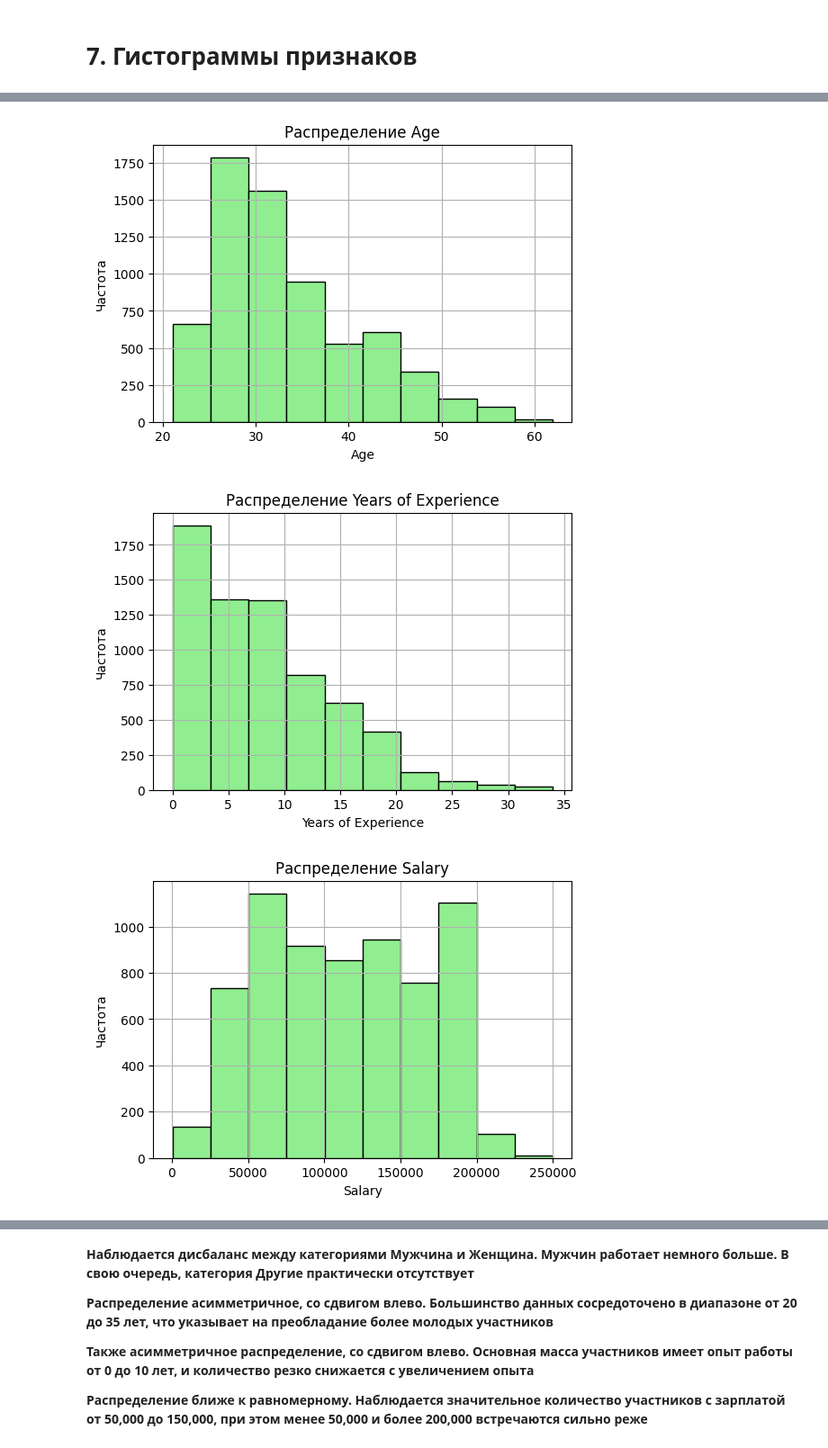
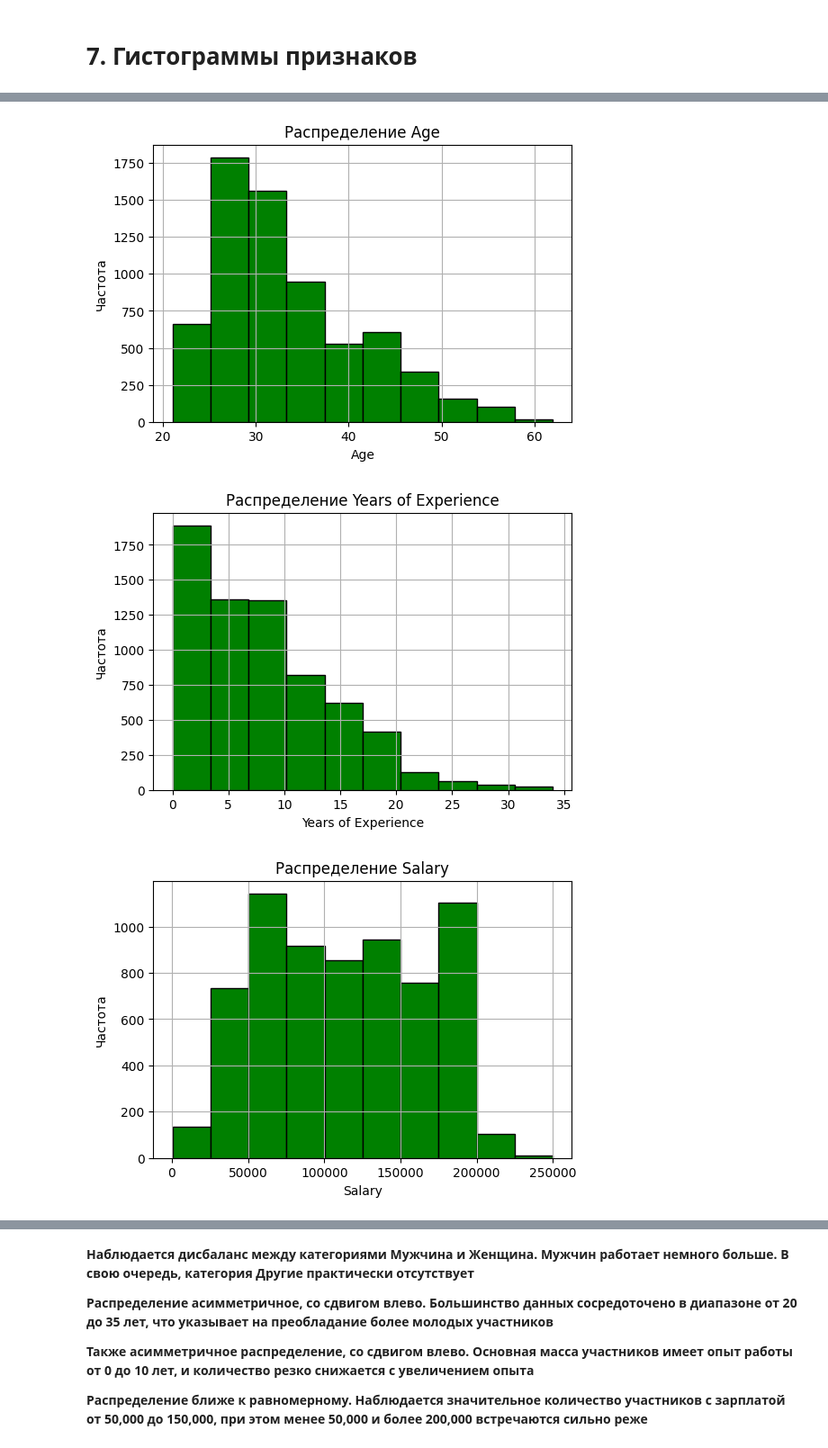
Before and after one commit to Dethkalleon/AILabs, a Jupyter notebook: AI2.ipynb, the cells around one changed output, grey strips where cells are left out. Shown at 90% size. Saved outputs shown, nothing was run; the diff lists cells and outputs as text; code cells hidden in the pictures.

```diff
--- a/AI2.ipynb
+++ b/AI2.ipynb
@@ -17,6 +17,11 @@ import seaborn as sns
 
 # Загрузка данных
 data = pd.read_csv('/content/drive/MyDrive/Salary_Data.csv')
+
+data['Education Level'] = data['Education Level'].replace({
+    "Bachelor's degree": "Bachelor's",
+    "Master's degree": "Master's"
+})
 # %% [markdown]
 # 1/2. Название Датасета и Постановка Задачи
 # %%
@@ -115,10 +120,23 @@ dtype: int64
 features = ['Gender', 'Age', 'Years of Experience', 'Salary']
 for feature in features:
     plt.figure(figsize=(6, 4))
-    plt.hist(data[feature].dropna(), bins=10, color='lightgreen', edgecolor='black')
+    plt.hist(data[feature].dropna(), bins=10, color='green', edgecolor='black')
     plt.title(f'Распределение {feature}')
     plt.xlabel(feature)
     plt.ylabel('Частота')
     plt.grid(True)
     plt.show()
+
+categorical_features = ['Gender', 'Education Level', 'Job Title']
+i=8
+j=6
+for feature in categorical_features:
+    plt.figure(figsize=(i+10, j+8))
+    sns.boxplot(x=feature, y='Salary', data=data, color='green')
+    plt.title(f'Зависимость Salary от {feature}')
+    plt.xlabel(feature)
+    plt.ylabel('Salary')
+    plt.xticks(rotation=45 if feature == 'Job Title' else 0)
+    plt.grid(axis='y')
+    plt.show()
 # %% [output]
@@ -126,3 +144,3 @@ for feature in features:
-[figure, old version]
+[figure, new version]
-[figure, old version]
+[figure, new version]
-[figure, old version]
+[figure, new version]
```
Also changed, not shown: parts of 8 cells of this notebook.
